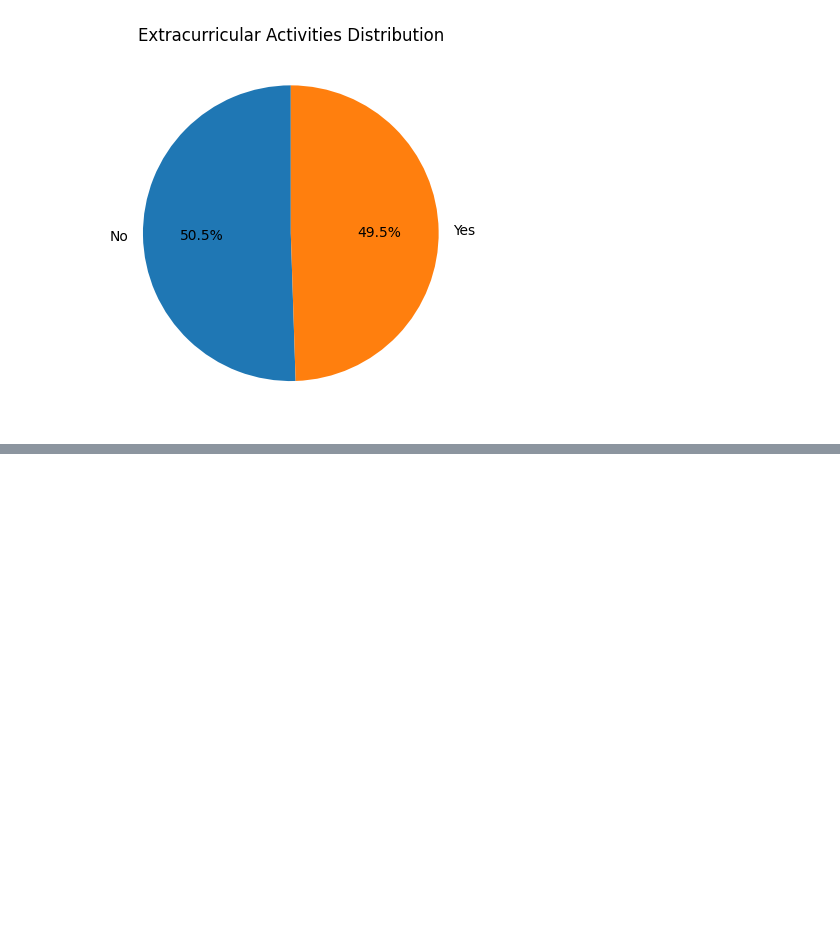
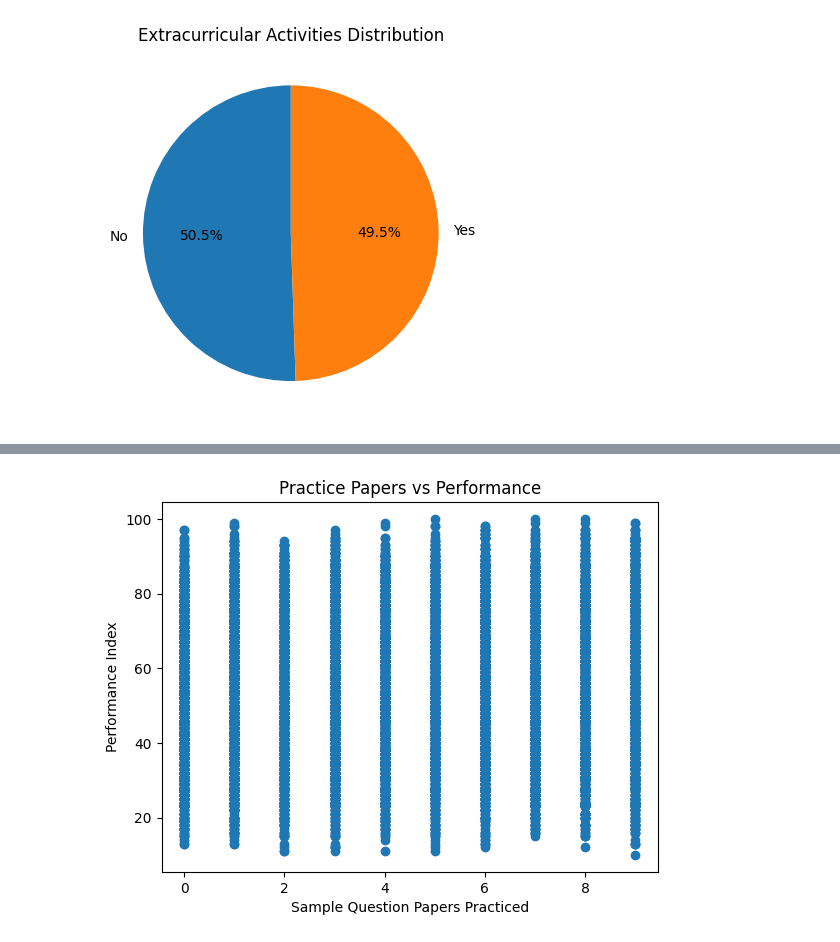
Before and after one commit to Tejeswar23/Daily-task, a Jupyter notebook: 13-1-2026/task2.ipynb, the cells around one changed output, grey strips where cells are left out. Saved outputs shown, nothing was run; the diff lists cells and outputs as text; code cells hidden in the pictures; blank space fills up the shorter version.

```diff
--- a/13-1-2026/task2.ipynb
+++ b/13-1-2026/task2.ipynb
@@ -53,0 +63,9 @@ plt.show()
+# %%
+# Pairwise Comparison
+plt.scatter(df['Sample Question Papers Practiced'], df['Performance Index'])
+plt.xlabel('Sample Question Papers Practiced')
+plt.ylabel('Performance Index')
+plt.title('Practice Papers vs Performance')
+plt.show()
+# %% [output]
+[figure, added]
```
Also changed, not shown: parts of 1 cell of this notebook.
